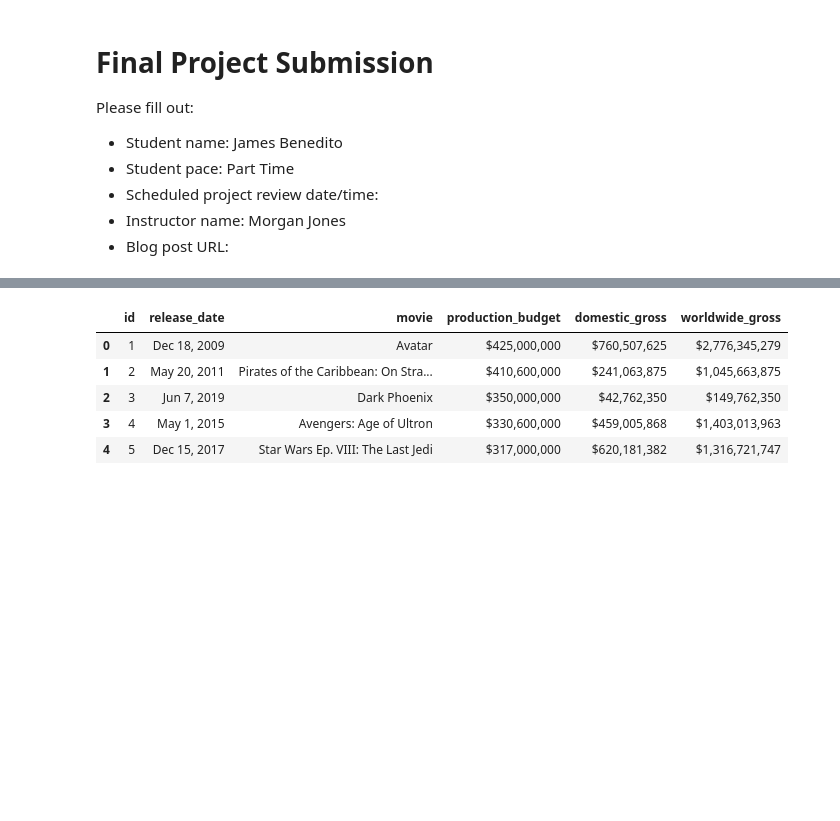
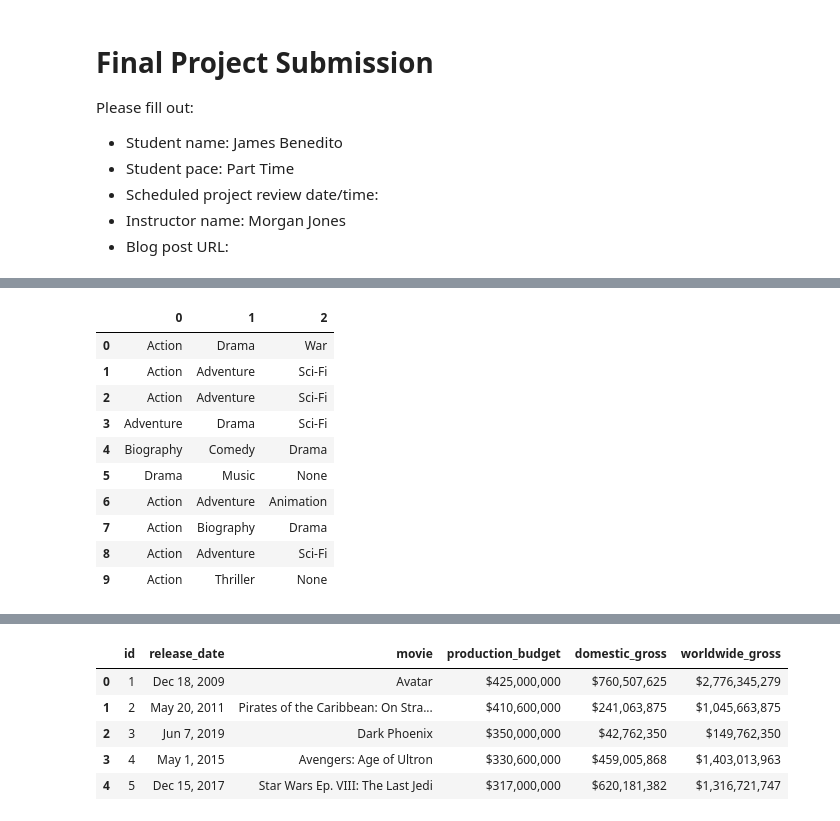
Before and after one commit to jbenedito99/dsc-phase-1-project-v2-4, a Jupyter notebook: student.ipynb, the cells around one changed output, grey strips where cells are left out. Saved outputs shown, nothing was run; the diff lists cells and outputs as text; code cells hidden in the pictures; blank space fills up the shorter version.

```diff
--- a/student.ipynb
+++ b/student.ipynb
@@ -57,0 +161,16 @@ movie_basics_df.head()
+# %%
+# Splitting apart genres for Top 10 rated movies and creating new table
+genres_split_top10 = rating_by_genre_top10['Genres'].str.split(pat = ',', expand=True)
+genres_split_top10
+# %% [output]
+|  | 0 | 1 | 2 |
+| 0 | Action | Drama | War |
+| 1 | Action | Adventure | Sci-Fi |
+| 2 | Action | Adventure | Sci-Fi |
+| 3 | Adventure | Drama | Sci-Fi |
+| 4 | Biography | Comedy | Drama |
+| 5 | Drama | Music | None |
+| 6 | Action | Adventure | Animation |
+| 7 | Action | Biography | Drama |
+| 8 | Action | Adventure | Sci-Fi |
+| 9 | Action | Thriller | None |
```
Also changed, not shown: parts of 34 cells of this notebook.
